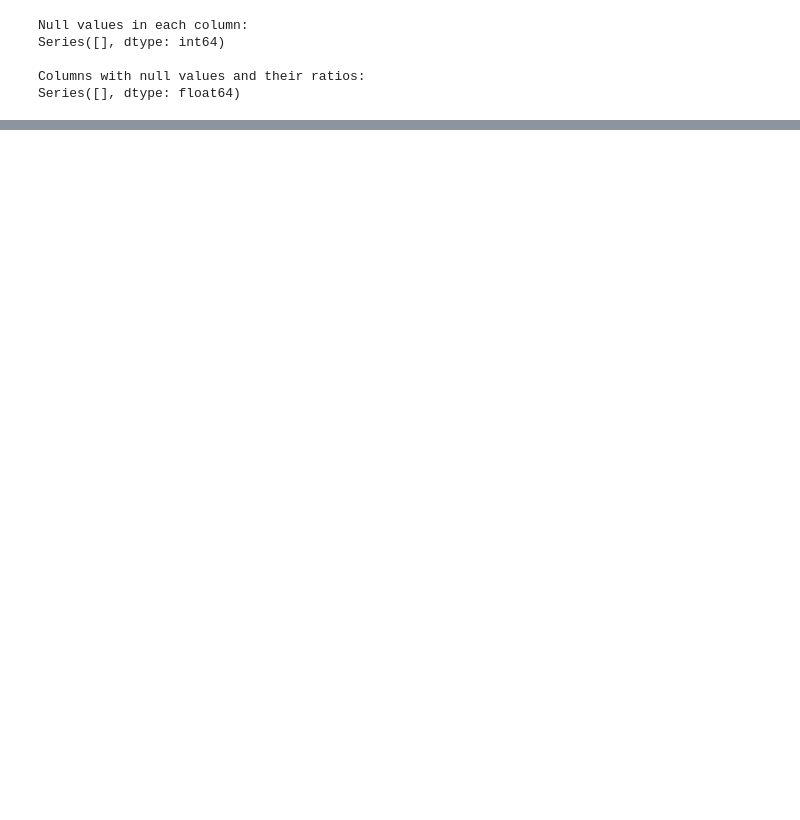
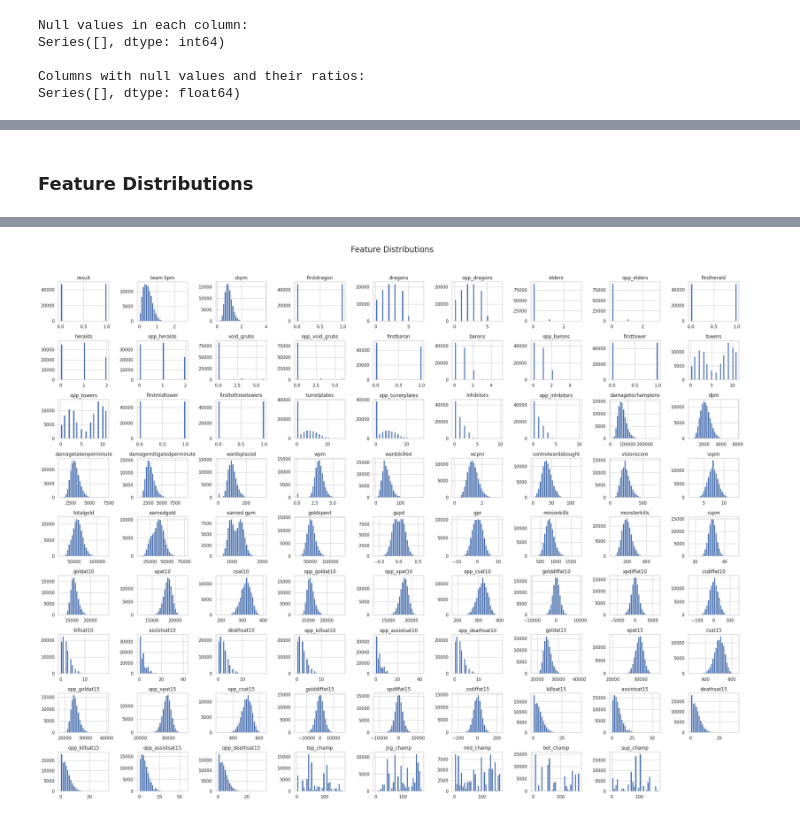
Before and after one commit to quiet98k/LOL-Win-Prediction, a Jupyter notebook: prediction.ipynb, the cells around one changed output, grey strips where cells are left out. Drawn from its saved outputs; the diff is of its cells as text; code cells hidden in the pictures; blank space fills up the shorter version.

```diff
--- a/prediction.ipynb
+++ b/prediction.ipynb
@@ -221,0 +240,11 @@ display(pd.concat([df.head(), df.tail()]))
+# %% [markdown]
+### Feature Distributions
+# %%
+display(df.describe())
+
+axes = df.hist(bins=30, figsize=(25, 20))
+plt.suptitle("Feature Distributions", fontsize=20)
+
+plt.tight_layout(rect=[0, 0, 1, 0.96])
+plt.show()
+# %% [output]
@@ -221,0 +260 @@ display(pd.concat([df.head(), df.tail()]))
+[figure, added]
```
Also changed, not shown: parts of 19 cells of this notebook.
